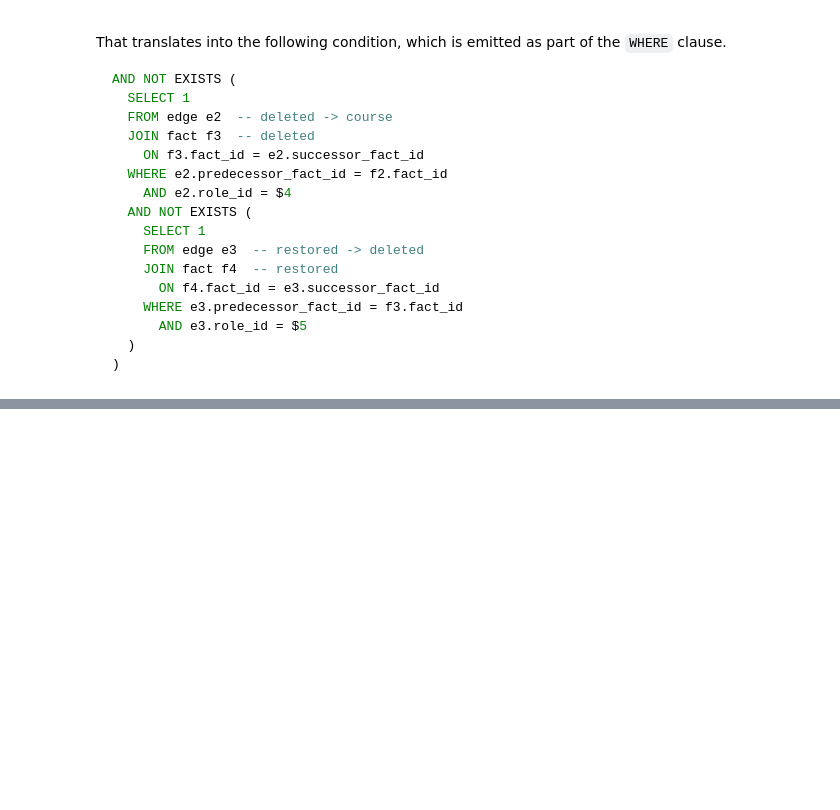
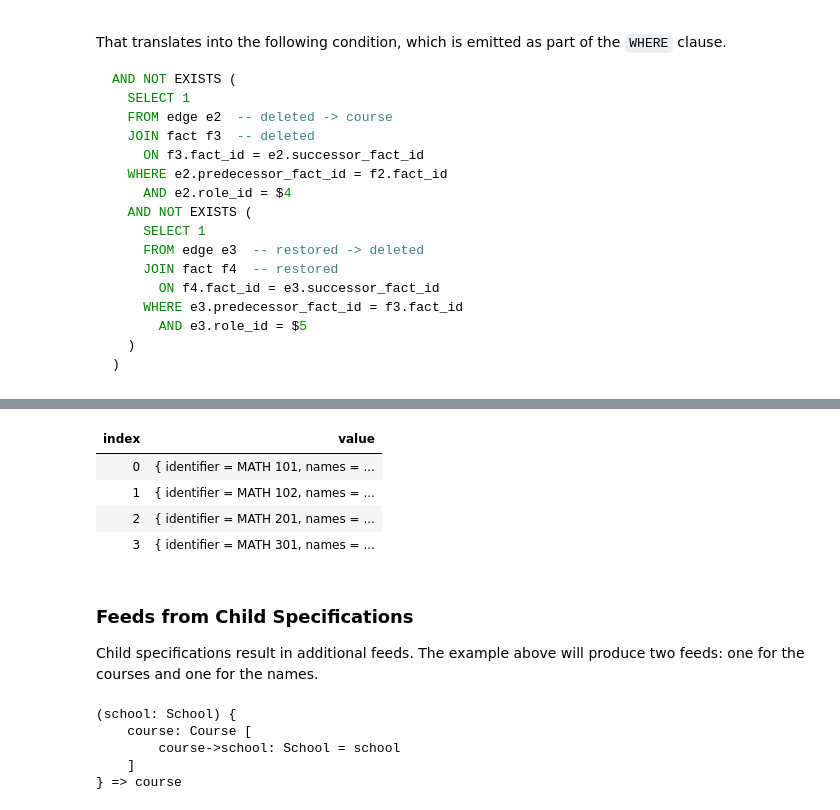
Before and after one commit to jinaga/jinaga-server, a Jupyter notebook: docs/sql/SQL Generation.ipynb, the cells around one changed output, grey strips where cells are left out. Saved outputs shown, nothing was run; the diff lists cells and outputs as text; code cells hidden in the pictures; blank space fills up the shorter version.

Commit message:
Document child specifications.

```diff
--- a/docs/sql/SQL Generation.ipynb
+++ b/docs/sql/SQL Generation.ipynb
@@ -678,0 +732,27 @@ AND NOT EXISTS (
+# %%
+var catalogWithNames = await j.Query(lps, coursesInSchoolWithNames);
+
+catalogWithNames
+# %% [output]
+| index | value |
+| 0 | { identifier = MATH 101, names = ... |
+| 1 | { identifier = MATH 102, names = ... |
+| 2 | { identifier = MATH 201, names = ... |
+| 3 | { identifier = MATH 301, names = ... |
+# %% [markdown]
+### Feeds from Child Specifications
+
+Child specifications result in additional feeds.
+The example above will produce two feeds: one for the courses and one for the names.
+# %%
+Given<School>.Match((school, facts) =>
+  from course in facts.OfType<Course>()
+  where course.school == school
+  select course
+).ToDescriptiveString()
+# %% [output]
+(school: School) {
+    course: Course [
+        course->school: School = school
+    ]
+} => course
```
Also changed, not shown: parts of 17 cells of this notebook.
